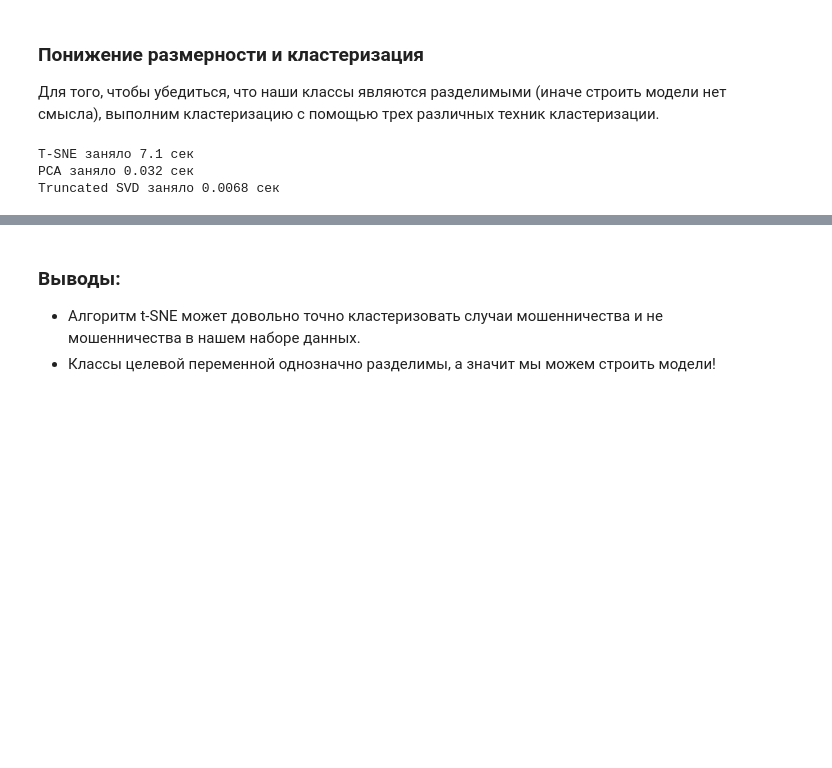
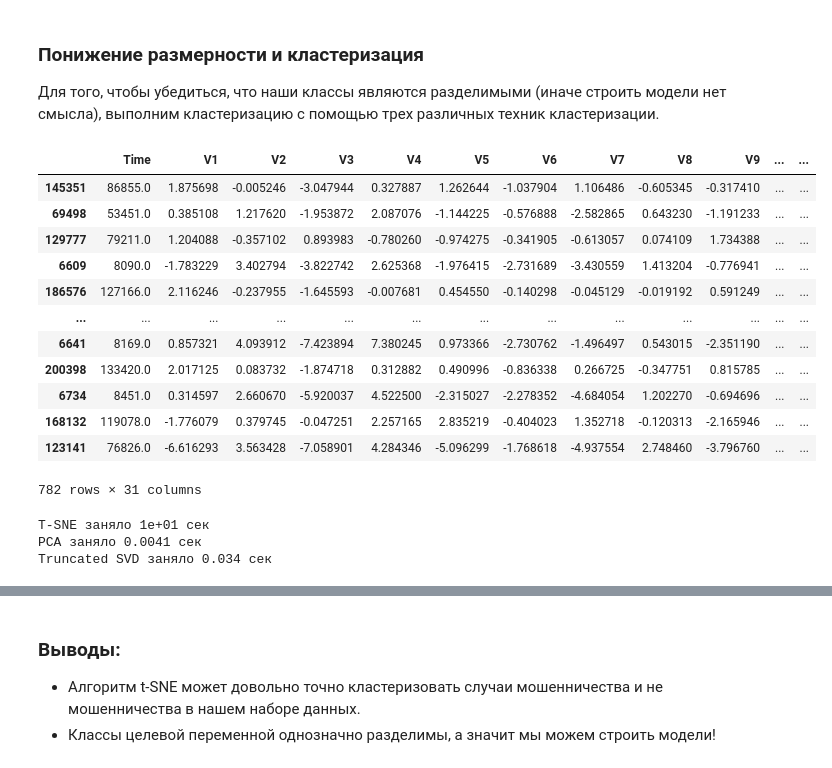
Before and after one commit to CVH4OYC/ML_lab, a Jupyter notebook: _ФМИ_Disbalanced_dataset_Part_1_ipynb__.ipynb, the cells around one changed output, grey strips where cells are left out. Cells and saved outputs as stored; diff of their text form; code cells hidden in the pictures; blank space fills up the shorter version.

```diff
--- a/_ФМИ_Disbalanced_dataset_Part_1_ipynb__.ipynb
+++ b/_ФМИ_Disbalanced_dataset_Part_1_ipynb__.ipynb
@@ -618,15 +617,34 @@ new_df = new_df_without_outliers
 ### Понижение размерности и кластеризация
 
 Для того, чтобы убедиться, что наши классы являются разделимыми (иначе строить модели нет смысла), выполним кластеризацию с помощью трех различных техник кластеризации.
+# %%
+new_df
+# %% [output]
+|  | Time | V1 | V2 | V3 | V4 | V5 | V6 | V7 | V8 | V9 | ... | ... |
+| 145351 | 86855.0 | 1.875698 | -0.005246 | -3.047944 | 0.327887 | 1.262644 | -1.037904 | 1.106486 | -0.605345 | -0.317410 | ... | ... |
+| 69498 | 53451.0 | 0.385108 | 1.217620 | -1.953872 | 2.087076 | -1.144225 | -0.576888 | -2.582865 | 0.643230 | -1.191233 | ... | ... |
+| 129777 | 79211.0 | 1.204088 | -0.357102 | 0.893983 | -0.780260 | -0.974275 | -0.341905 | -0.613057 | 0.074109 | 1.734388 | ... | ... |
+| 6609 | 8090.0 | -1.783229 | 3.402794 | -3.822742 | 2.625368 | -1.976415 | -2.731689 | -3.430559 | 1.413204 | -0.776941 | ... | ... |
+| 186576 | 127166.0 | 2.116246 | -0.237955 | -1.645593 | -0.007681 | 0.454550 | -0.140298 | -0.045129 | -0.019192 | 0.591249 | ... | ... |
+| ... | ... | ... | ... | ... | ... | ... | ... | ... | ... | ... | ... | ... |
+| 6641 | 8169.0 | 0.857321 | 4.093912 | -7.423894 | 7.380245 | 0.973366 | -2.730762 | -1.496497 | 0.543015 | -2.351190 | ... | ... |
+| 200398 | 133420.0 | 2.017125 | 0.083732 | -1.874718 | 0.312882 | 0.490996 | -0.836338 | 0.266725 | -0.347751 | 0.815785 | ... | ... |
+| 6734 | 8451.0 | 0.314597 | 2.660670 | -5.920037 | 4.522500 | -2.315027 | -2.278352 | -4.684054 | 1.202270 | -0.694696 | ... | ... |
+| 168132 | 119078.0 | -1.776079 | 0.379745 | -0.047251 | 2.257165 | 2.835219 | -0.404023 | 1.352718 | -0.120313 | -2.165946 | ... | ... |
+| 123141 | 76826.0 | -6.616293 | 3.563428 | -7.058901 | 4.284346 | -5.096299 | -1.768618 | -4.937554 | 2.748460 | -3.796760 | ... | ... |
+782 rows × 31 columns
 # %%
 from sklearn.manifold import TSNE
 from sklearn.decomposition import PCA, TruncatedSVD
+from sklearn.preprocessing import StandardScaler
 
+scaler = StandardScaler()
 X = new_df.drop('Class', axis=1)
 y = new_df['Class']
 
 X.drop(['Time','Amount'], axis=1, inplace=True) # Tак как Time и Amount не коррелируют почти с таргетом
 
+X = pd.DataFrame(scaler.fit_transform(X))
 
 # T-SNE алгоритм
 t0 = time.time()
@@ -648,9 +666,9 @@ X_reduced_svd = TruncatedSVD(n_components=2, random_state=42).fit_transform(X)
 t1 = time.time()
 print("Truncated SVD заняло {:.2} сек".format(t1 - t0))
 # %% [output]
-T-SNE заняло 7.1 сек
-PCA заняло 0.032 сек
-Truncated SVD заняло 0.0068 сек
+T-SNE заняло 1e+01 сек
+PCA заняло 0.0041 сек
+Truncated SVD заняло 0.034 сек
 # %%
 f, (ax1, ax2, ax3) = plt.subplots(1, 3, figsize=(24,6))
 f.suptitle('Кластеризация после понижения размерности', fontsize=14)
```
Also changed, not shown: parts of 7 cells of this notebook.
